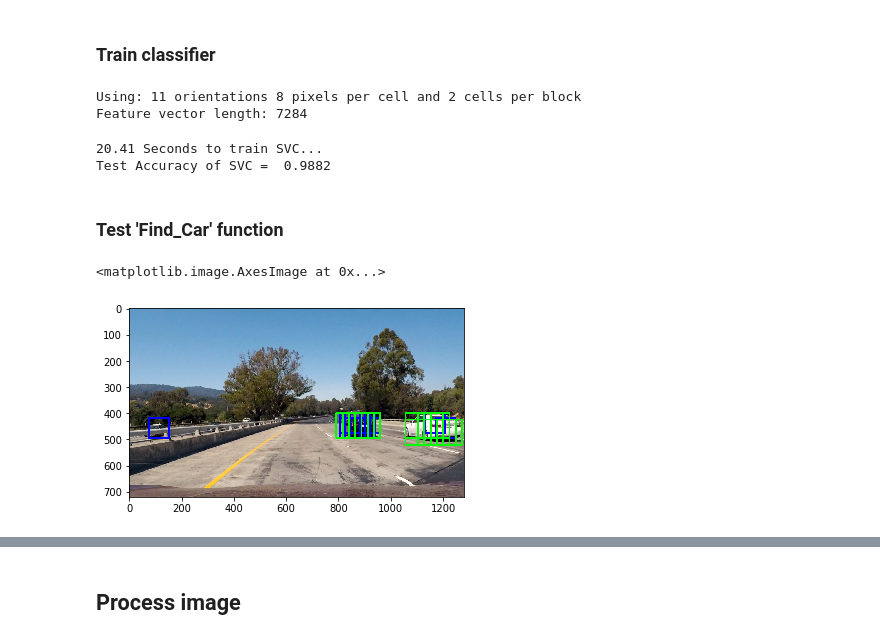
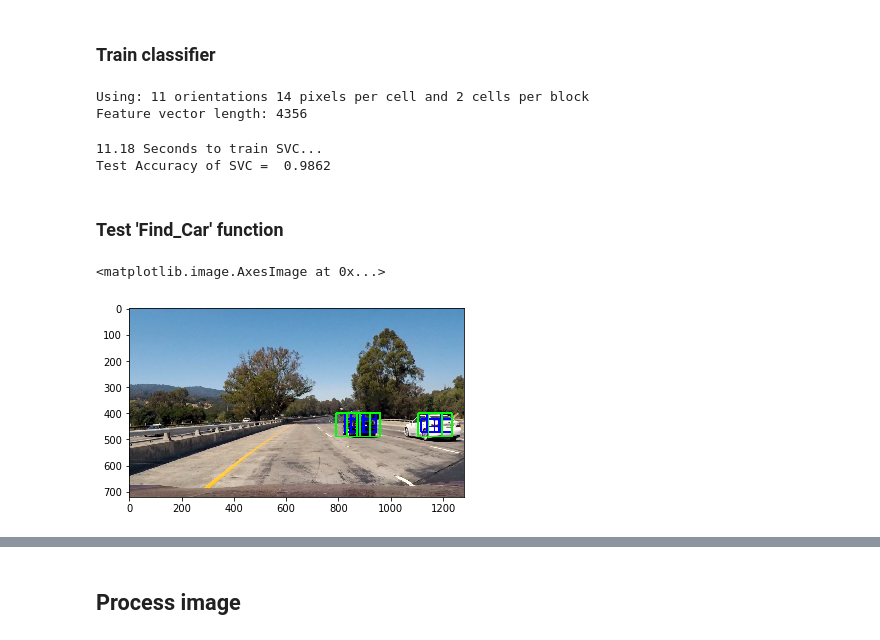
Before and after one commit to inokatsu/vehicle_detection_tracking, a Jupyter notebook: Vehicle_Detection.ipynb, the cells around one changed output, grey strips where cells are left out. Cells and saved outputs as stored; diff of their text form; code cells hidden in the pictures.

```diff
--- a/Vehicle_Detection.ipynb
+++ b/Vehicle_Detection.ipynb
@@ -163,14 +173,14 @@ def extract_features(imgs, color_space='RGB', spatial_size=(32, 32),
     return features
 # %%
 # Define a single function that can extract features using hog sub-sampling and make predictions
-def find_cars(img, ystart, ystop, scale, svc, X_scaler, orient, pix_per_cell, cell_per_block, spatial_size, hist_bins):
+def find_cars(img, ystart, ystop, scale, svc, X_scaler, orient, pix_per_cell, cell_per_block, spatial_size, hist_bins,xstart=450):
 
     rectangles = []
     draw_img = np.copy(img)
     img = img.astype(np.float32) / 255
 
-    img_tosearch = img[ystart:ystop, :, :]
-    ctrans_tosearch = convert_color(img_tosearch, cspace='YUV')
+    img_tosearch = img[ystart:ystop, xstart:, :]
+    ctrans_tosearch = convert_color(img_tosearch, cspace='YCrCb')
     if scale != 1:
         imshape = ctrans_tosearch.shape
         ctrans_tosearch = cv2.resize(ctrans_tosearch, (np.int(imshape[1] / scale), np.int(imshape[0] / scale)))
@@ -225,8 +235,8 @@ def find_cars(img, ystart, ystop, scale, svc, X_scaler, orient, pix_per_cell, ce
                 xbox_left = np.int(xleft * scale)
                 ytop_draw = np.int(ytop * scale)
                 win_draw = np.int(window * scale)
-                rectangles.append(((xbox_left, ytop_draw + ystart),
-                                   (xbox_left + win_draw, ytop_draw + win_draw + ystart)))
+                rectangles.append(((xbox_left + xstart, ytop_draw + ystart),
+                                   (xbox_left + win_draw + xstart, ytop_draw + win_draw + ystart)))
 
     return rectangles
 # %%
@@ -244,17 +254,17 @@ def draw_boxes(img, bboxes, color=(0, 0, 255), thick=6):
 ### Set parameters
 # %%
 ### TODO: Tweak these parameters and see how the results change.
-color_space = 'YUV'  # Can be RGB, HSV, LUV, HLS, YUV, YCrCb
+color_space = 'YCrCb'  # Can be RGB, HSV, LUV, HLS, YUV, YCrCb
 orient = 11  # HOG orientations
-pix_per_cell = 8  # HOG pixels per cell
+pix_per_cell = 14  # HOG pixels per cell
 cell_per_block = 2  # HOG cells per block
 hog_channel = "ALL"  # Can be 0, 1, 2, or "ALL"
-spatial_size = (16, 16)  # Spatial binning dimensions
-hist_bins = 16  # Number of histogram bins
+spatial_size = (32, 32)  # Spatial binning dimensions
+hist_bins = 32  # Number of histogram bins
 spatial_feat = True  # Spatial features on or off
 hist_feat = True  # Histogram features on or off
 hog_feat = True  # HOG features on or off
-y_start_stop = [400, 660]  # Min and max in y to search in slide_window()
+# y_start_stop = [400, 660]  # Min and max in y to search in slide_window()
 # %%
 car_img = mpimg.imread(cars[1])
 _, car_dst = get_hog_features(car_img[:,:,2], 9, 8, 8, vis=True, feature_vec=True)
@@ -320,8 +330,8 @@ print('Using:', orient, 'orientations', pix_per_cell,
       'pixels per cell and', cell_per_block, 'cells per block')
 print('Feature vector length:', len(X_train[0]))
 # %% [output]
-Using: 11 orientations 8 pixels per cell and 2 cells per block
-Feature vector length: 7284
+Using: 11 orientations 14 pixels per cell and 2 cells per block
+Feature vector length: 4356
 # %%
 # Use a linear SVC
 svc = LinearSVC()
@@ -335,8 +345,8 @@ print('Test Accuracy of SVC = ', round(svc.score(X_test, y_test), 4))
 # Check the prediction time for a single sample
 t = time.time()
 # %% [output]
-20.41 Seconds to train SVC...
-Test Accuracy of SVC =  0.9882
+11.18 Seconds to train SVC...
+Test Accuracy of SVC =  0.9862
 # %% [markdown]
 ### Test 'Find_Car' function
 # %%
@@ -345,42 +355,66 @@ image = mpimg.imread('./test_images/test1.jpg')
 # Uncomment the following line if you extracted training
 # data from .png images (scaled 0 to 1 by mpimg) and the
 # image you are searching is a .jpg (scaled 0 to 255)
 # image = image.astype(np.float32)/255
 draw_image = np.copy(image)
 rectangles =[]
+rectangles1 = []
+rectangles2 = []
+rectangles3 = []
+rectangles4 = []
+rectangles5 = []
+draw_image = np.copy(image)
 
 ystart = 400
-ystop = 500
-scale = 1.2
+ystop = 470
+scale = 0.8
 rectangles1 = find_cars(image, ystart, ystop, scale, svc, X_scaler, orient, pix_per_cell,
                        cell_per_block, spatial_size, hist_bins)
 window_img = draw_boxes(draw_image, rectangles1, color=(0, 0, 255), thick=6)
 if not rectangles1 == []:
     rectangles.append(rectangles1)
 
 ystart = 400
-ystop = 530
-scale = 1.5
+ystop = 500
+scale = 1.4
 rectangles2 = find_cars(image, ystart, ystop, scale, svc, X_scaler, orient, pix_per_cell,
                        cell_per_block, spatial_size, hist_bins)
 window_img = draw_boxes(window_img, rectangles2, color=(0, 255, 0), thick=6)
 if not rectangles2 == []:
     rectangles.append(rectangles2)
 
-ystart = 500
-ystop = 680
-scale = 2
+ystart = 480
+ystop = 620
+scale = 1.8
 rectangles3 = find_cars(image, ystart, ystop, scale, svc, X_scaler, orient, pix_per_cell,
                        cell_per_block, spatial_size, hist_bins)
-window_img = draw_boxes(window_img, rectangles3, color=(255, 0, 0), thick=6)
+window_img = draw_boxes(window_img, rectangles3, color=(0, 0, 255), thick=6)
 if not rectangles3 == []:
     rectangles.append(rectangles3)
 
+ystart = 500
+ystop = 670
+scale = 2.4
+rectangles4 = find_cars(image, ystart, ystop, scale, svc, X_scaler, orient, pix_per_cell,
+                       cell_per_block, spatial_size, hist_bins)
+window_img = draw_boxes(window_img, rectangles4, color=(0, 255, 0), thick=6)
+if not rectangles4 == []:
+    rectangles.append(rectangles4)
+
+ystart = 500
+ystop = 680
+scale = 3
+rectangles5 = find_cars(image, ystart, ystop, scale, svc, X_scaler, orient, pix_per_cell,
+                       cell_per_block, spatial_size, hist_bins)
+window_img = draw_boxes(window_img, rectangles5, color=(255, 0, 0), thick=6)
+if not rectangles5 == []:
+    rectangles.append(rectangles5)
+
 rectangles = [item for sublist in rectangles for item in sublist]
 plt.imshow(window_img)
 # %% [output]
 <matplotlib.image.AxesImage at 0x...>
-[figure, old version]
+[figure, new version]
 # %%
 def get_rectangles(image):
     rectangles =[]
```
Also changed, not shown: parts of 11 cells of this notebook, 5 other files.
